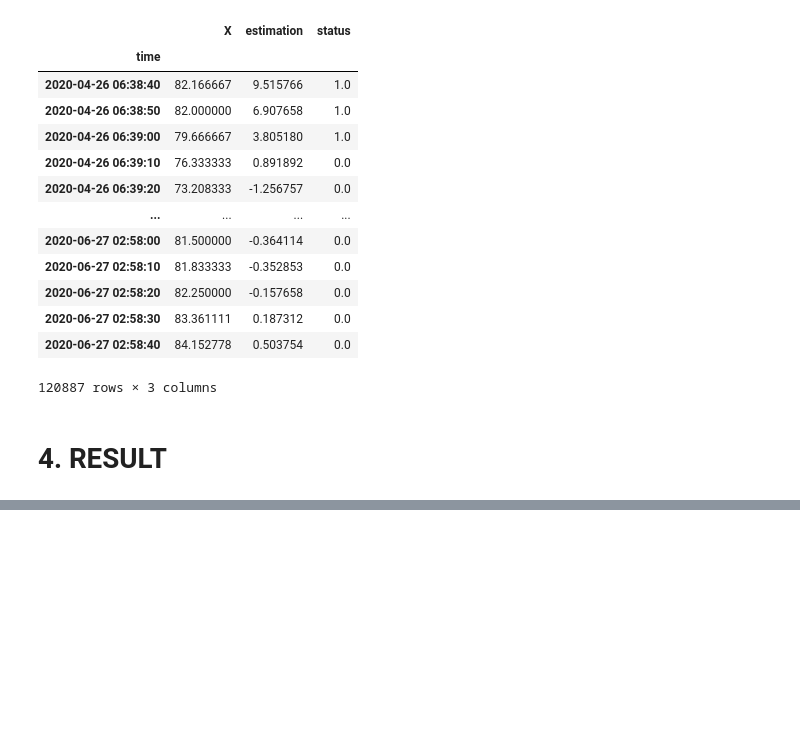
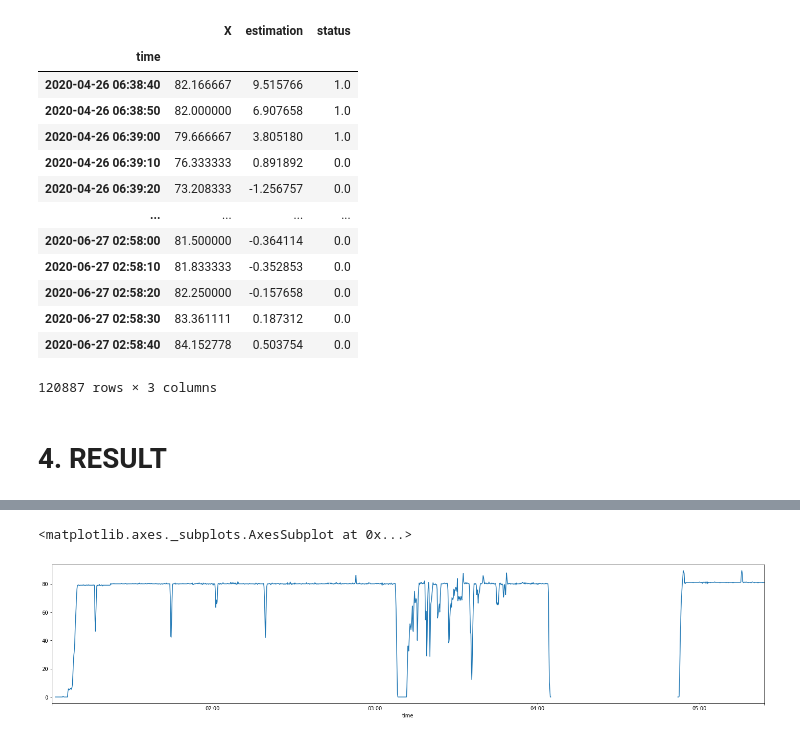
Before and after one commit to Nazar96/truck_analyis, a Jupyter notebook: notebooks/SPEED_SEGMENTATION.ipynb, the cells around one changed output, grey strips where cells are left out. Saved outputs shown, nothing was run; the diff lists cells and outputs as text; code cells hidden in the pictures; blank space fills up the shorter version.

```diff
--- a/notebooks/SPEED_SEGMENTATION.ipynb
+++ b/notebooks/SPEED_SEGMENTATION.ipynb
@@ -121,3 +126,8 @@ vin_list = df['car_vin'].unique()
+# %%
+df.query('car_vin == @rand_vin')['speed'].head(5_000).resample('10s').mean().plot(figsize=(25,5))
+# %% [output]
+<matplotlib.axes._subplots.AxesSubplot at 0x...>
+[figure, added]
 # %%
 rand_vin = np.random.choice(vin_list)
 print(rand_vin)
```
Also changed, not shown: parts of 8 cells of this notebook, 3 other files.
